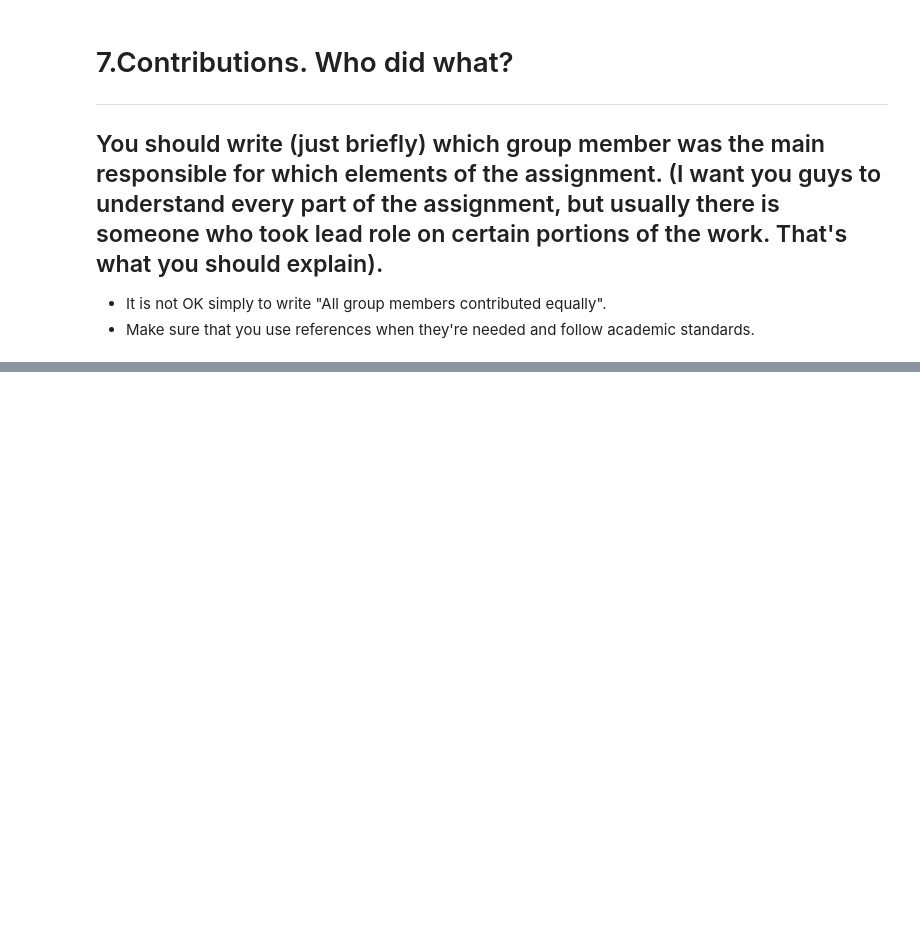
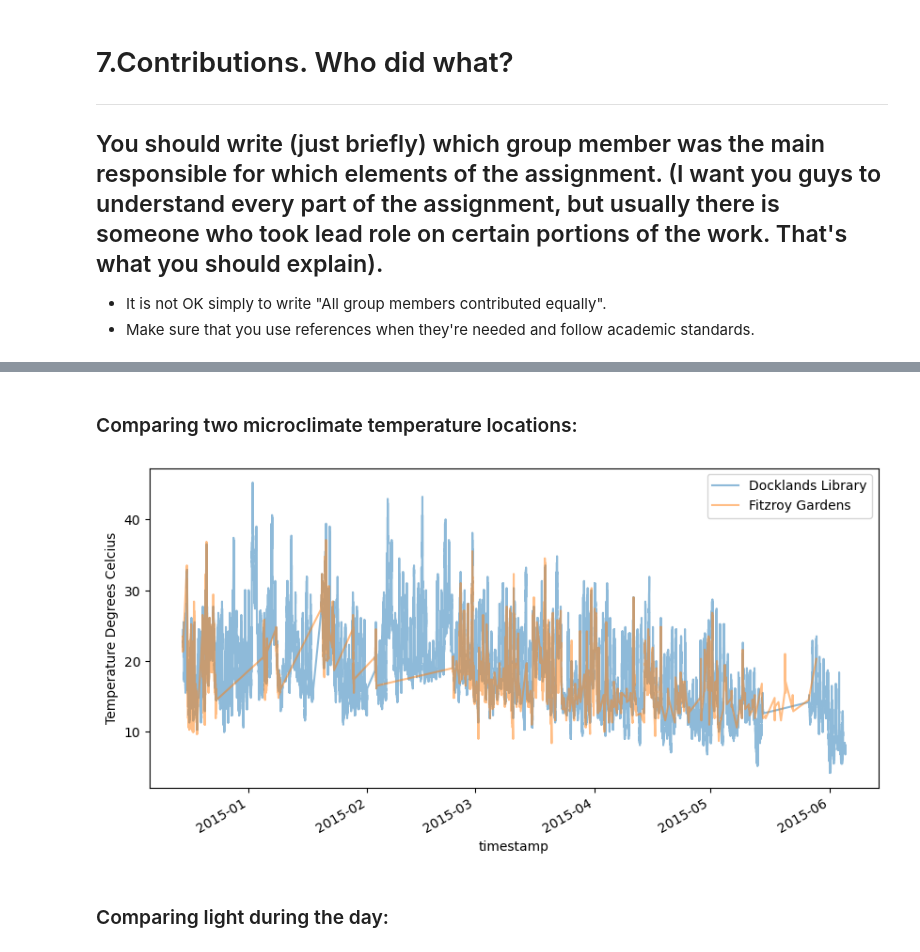
Before and after one commit to oida-dtu/SocialDataFinalProject, a Jupyter notebook: Workbook.ipynb, the cells around one changed output, grey strips where cells are left out. Cells and saved outputs as stored; diff of their text form; code cells hidden in the pictures; blank space fills up the shorter version.

```diff
--- a/Workbook.ipynb
+++ b/Workbook.ipynb
@@ -60,0 +213,12 @@ Secondly,
+# %% [markdown]
+### Comparing two microclimate temperature locations:
+# %%
+# Plot the two locations over each other to see if they experience similar weather:
+ax = df_sensors_library.plot(x='timestamp', y='temp_avg', figsize=(10,5), alpha=0.5, label='Docklands Library')
+ax.set_ylabel('Temperature Degrees Celcius')
+df_sensors_fitzroy.plot(x='timestamp', y='temp_avg', figsize=(10,5), alpha=0.5, ax=ax, label='Fitzroy Gardens')
+plt.show()
+# %% [output]
+[figure, added]
+# %% [markdown]
+### Comparing light during the day:
```
Also changed, not shown: parts of 26 cells of this notebook, 5 other files.
